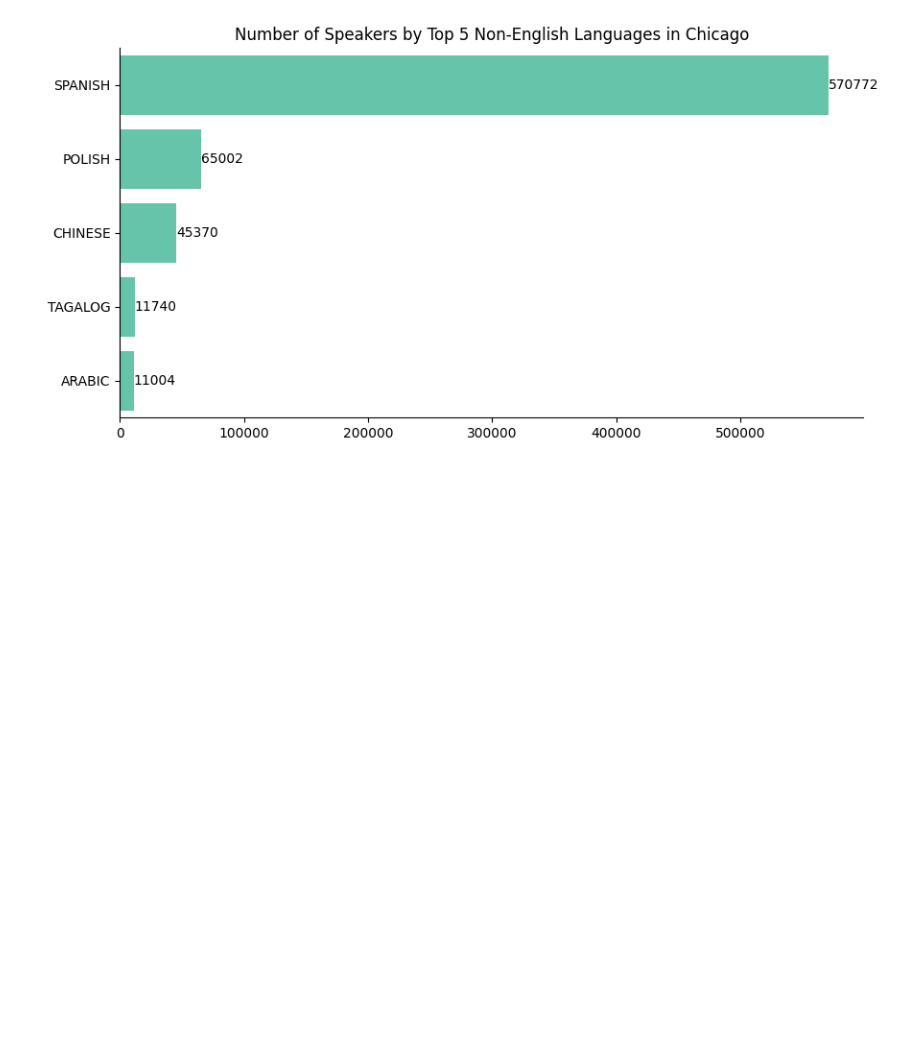
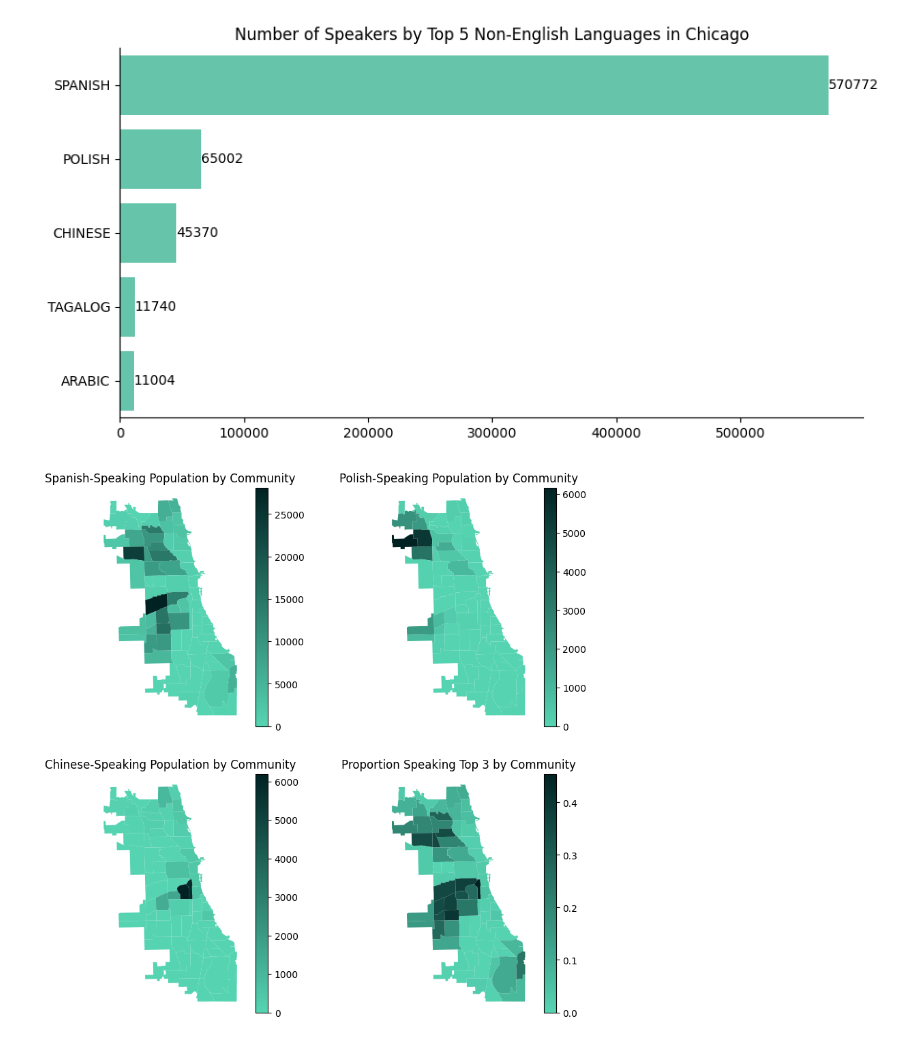
Before and after one commit to slangenhuizen-nu/STAT-303-1-Final-Project, a Jupyter notebook: sofie.ipynb, the cells around one changed output. Saved outputs shown, nothing was run; the diff lists cells and outputs as text; code cells hidden in the pictures; blank space fills up the shorter version.

```diff
--- a/sofie.ipynb
+++ b/sofie.ipynb
@@ -59,3 +60,10 @@ in_person_events_only = in_person_events_only.loc[in_person_events_only['Min Age
 
 #filter ethnicity data down to only the most recent year and to only ZIP Code geography types
 ethnicity_data = ethnicity_data.loc[(ethnicity_data['Year'] == 2021) & ~(ethnicity_data['Geography Type'] == 'Citywide')]
+
+#change language dataset to have comm area as all caps
+language_data['Community Area Name'] = language_data['Community Area Name'].str.upper()
+
+#clean up zip code data type for future use
+chicago['zip'] = pd.to_numeric(chicago['zip'])
+ethnicity_data['Geography'] = pd.to_numeric(ethnicity_data['Geography'])
@@ -61,0 +89,9 @@ ethnicity_data = ethnicity_data.loc[(ethnicity_data['Year'] == 2021) & ~(ethnici
+# %%
+#condense my chi data and cleaned in person events into one clean dataset
+
+#isolate online programs
+online_programs = my_chi_data.loc[my_chi_data['Meeting Type'] == 'online']
+
+#concate with the clean in person data from above
+clean_my_chi_data = pd.concat([online_programs, in_person_events_only], axis=0)
+clean_my_chi_data = clean_my_chi_data.reset_index(drop=True)
@@ -113,3 +241,33 @@ ax.bar_label(ax.containers[0],label_type='edge')
 sns.despine()
 # %% [output]
 [figure]
+# %%
+#plot the density of each language's speaking population by Community
+
+# Create custom colormap
+colors = ['#56d4b2', '#002223']
+cmap = LinearSegmentedColormap.from_list("custom_cmap", colors)
+
+# Create figure and axis
+fig, ax = plt.subplots(2, 2, figsize=(10, 10))
+
+# Plot your GeoDataFrame with custom colormap
+comm_areas.plot(column='SPANISH', ax=ax[0,0], legend=True, cmap=cmap)
+comm_areas.plot(column='POLISH', ax=ax[0,1], legend=True, cmap=cmap)
+comm_areas.plot(column='CHINESE', ax=ax[1,0], legend=True, cmap=cmap)
+comm_areas.plot(column='Proportion Speaking Top 3', ax=ax[1,1], legend=True, cmap=cmap)
+
+ax[0,0].set_axis_off()
+ax[0,1].set_axis_off()
+ax[1,0].set_axis_off()
+ax[1,1].set_axis_off()
+
+# Add title (optional)
+ax[0,0].set_title('Spanish-Speaking Population by Community')
+ax[0,1].set_title('Polish-Speaking Population by Community')
+ax[1,0].set_title('Chinese-Speaking Population by Community')
+ax[1,1].set_title('Proportion Speaking Top 3 by Community')
+
+plt.show()
+# %% [output]
+[figure, added]
```
Also changed, not shown: parts of 19 cells of this notebook, 3 other files.
